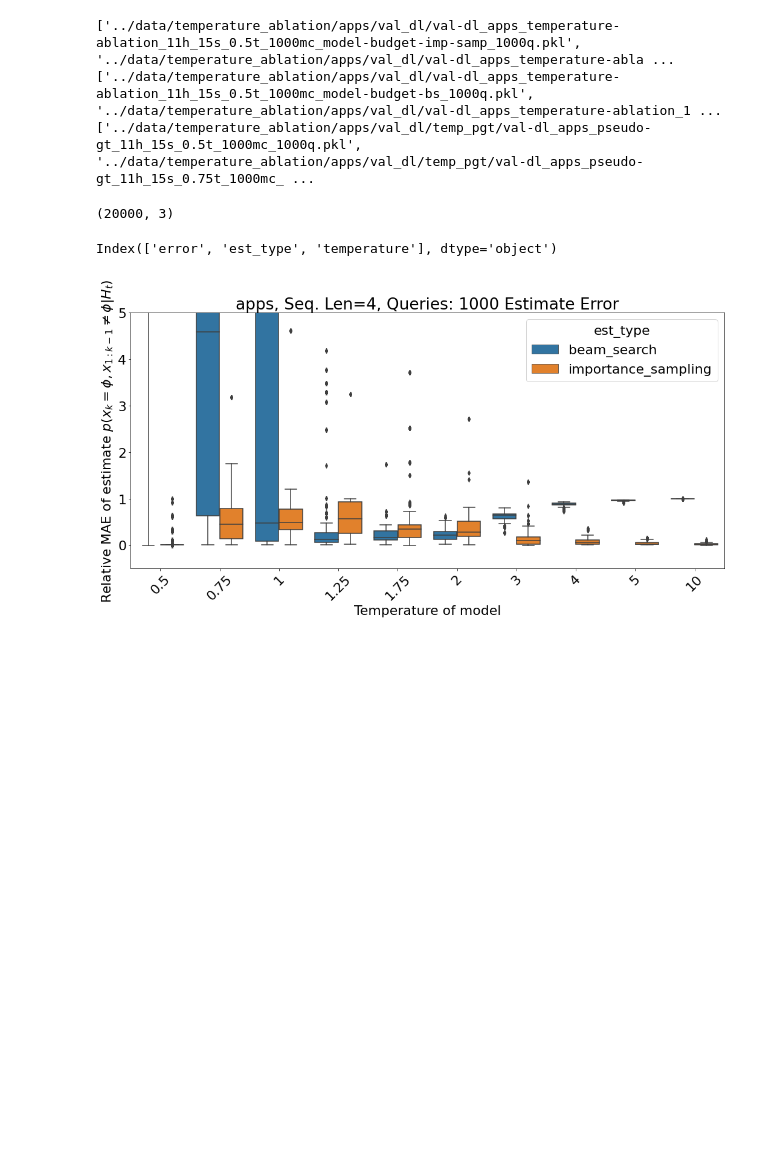
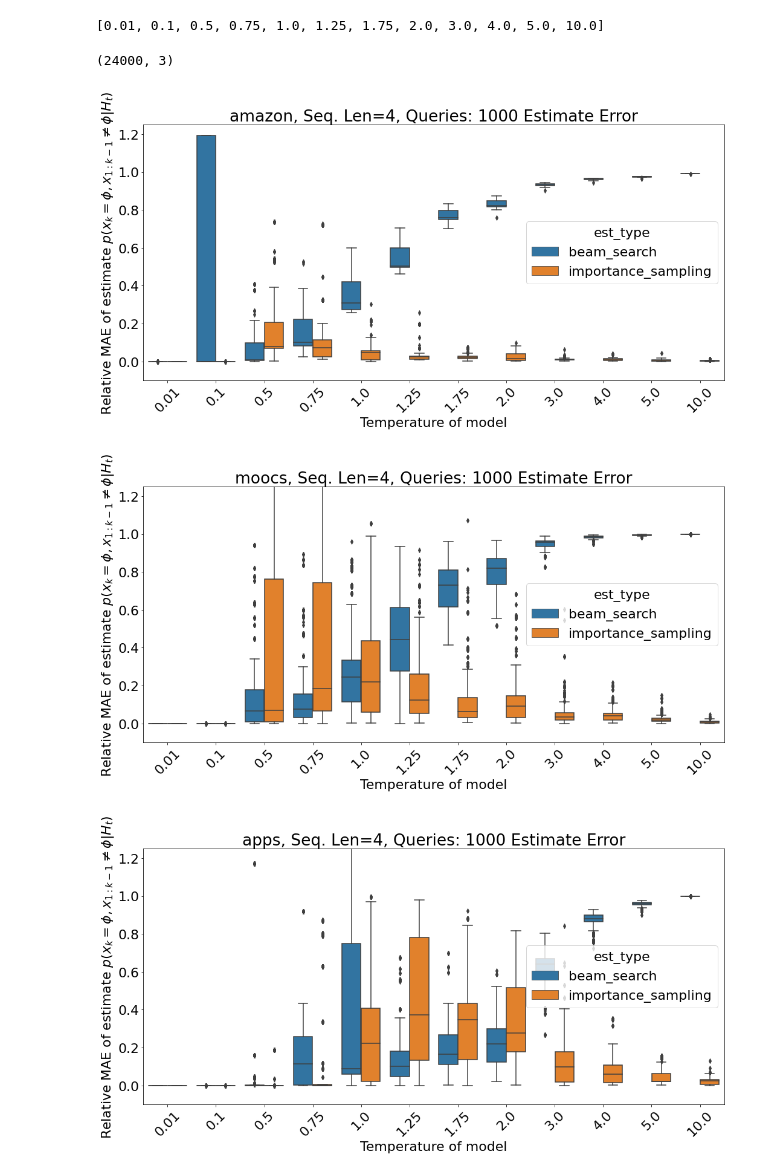
Before and after one commit to vshah99/prob_seq_queries_nnproject, a Jupyter notebook: notebooks/temperature_ablation.ipynb, the cells around one changed output. Saved outputs shown, nothing was run; the diff lists cells and outputs as text; code cells hidden in the pictures; blank space fills up the shorter version.

```diff
--- a/notebooks/temperature_ablation.ipynb
+++ b/notebooks/temperature_ablation.ipynb
@@ -67,28 +64,30 @@ def temp_ablation_plot(dataset, h, s,num_queries,
     return dataset,h,s,df,temps
 # %%
-dataset,h,s,df,temps = temp_ablation_plot('apps',11,15,1000)
+dataset,h,s,df,temps = temp_ablation_plot('apps',13,15,1000)
+# temps = temps[2:]
+print(temps)
 df.shape
 # %% [output]
-['../data/temperature_ablation/apps/val_dl/val-dl_apps_temperature-ablation_11h_15s_0.5t_1000mc_model-budget-imp-samp_1000q.pkl', '../data/temperature_ablation/apps/val_dl/val-dl_apps_temperature-abla ...
-['../data/temperature_ablation/apps/val_dl/val-dl_apps_temperature-ablation_11h_15s_0.5t_1000mc_model-budget-bs_1000q.pkl', '../data/temperature_ablation/apps/val_dl/val-dl_apps_temperature-ablation_1 ...
-['../data/temperature_ablation/apps/val_dl/temp_pgt/val-dl_apps_pseudo-gt_11h_15s_0.5t_1000mc_1000q.pkl', '../data/temperature_ablation/apps/val_dl/temp_pgt/val-dl_apps_pseudo-gt_11h_15s_0.75t_1000mc_ ...
+[0.01, 0.1, 0.5, 0.75, 1.0, 1.25, 1.75, 2.0, 3.0, 4.0, 5.0, 10.0]
-(20000, 3)
+(24000, 3)
-# %%
-df.columns
-# df.error = np.log(df.error+ 1e-10)
-# %% [output]
-Index(['error', 'est_type', 'temperature'], dtype='object')
 # %%
 import matplotlib
-matplotlib.rcParams.update({'font.size': 22})
-fig,ax = plt.subplots(figsize=(15,8))
-sns.boxplot(x='temperature', y='error',data=df,hue='est_type')
-ax.set_xticklabels(temps)
-plt.xlabel("Temperature of model")
-plt.ylabel(r"Relative MAE of estimate $p(x_k = \phi, x_{1:k-1} \neq \phi|H_t)$")
-plt.title(f"{dataset}, Seq. Len={s-h}, Queries: 1000 Estimate Error")
-plt.xticks(rotation=45)
-plt.ylim(-0.5,5)
-plt.tight_layout()
+datasets = ['amazon','moocs','apps','shakespeare']
+lengths = [(11,15),(11,15),(11,15),(16,20)]
+for dataset,(h,s) in zip(datasets,lengths):
+    dataset,h,s,df,temps = temp_ablation_plot(dataset,h,s,1000)
+    matplotlib.rcParams.update({'font.size': 22})
+    fig,ax = plt.subplots(figsize=(15,8))
+    # sns.lineplot(data=df, x="temperature", y="error", hue="est_type", err_style="bars", ci=68)
+    sns.boxplot(x='temperature', y='error',data=df,hue='est_type')
+    ax.set_xticklabels(temps)
+    plt.xlabel("Temperature of model")
+    plt.ylabel(r"Relative MAE of estimate $p(x_k = \phi, x_{1:k-1} \neq \phi|H_t)$")
+    plt.title(f"{dataset}, Seq. Len={s-h}, Queries: 1000 Estimate Error")
+    plt.xticks(rotation=45)
+    plt.ylim(-0.1,1.25)
+    plt.tight_layout()
 # %% [output]
-[figure, old version]
+[figure, new version]
+[figure, added]
+[figure, added]
```
Also changed, not shown: parts of 3 cells of this notebook, 16 other files.
